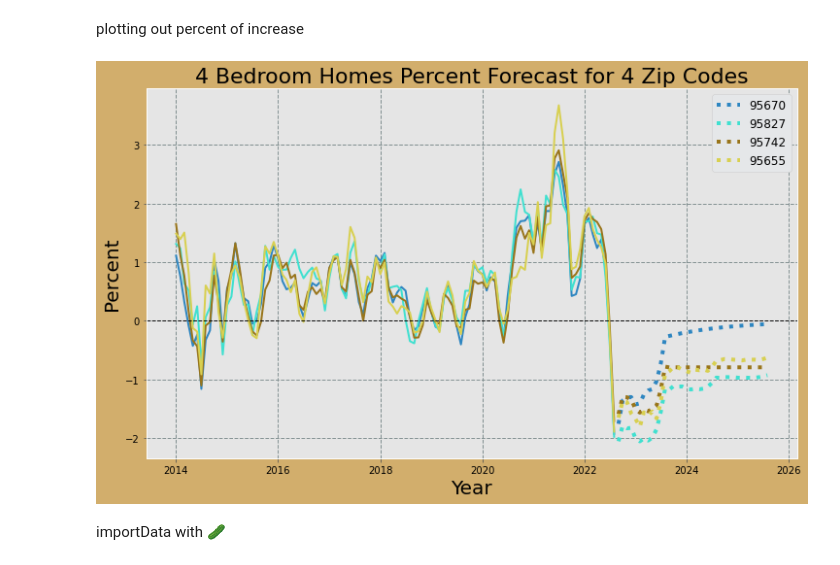
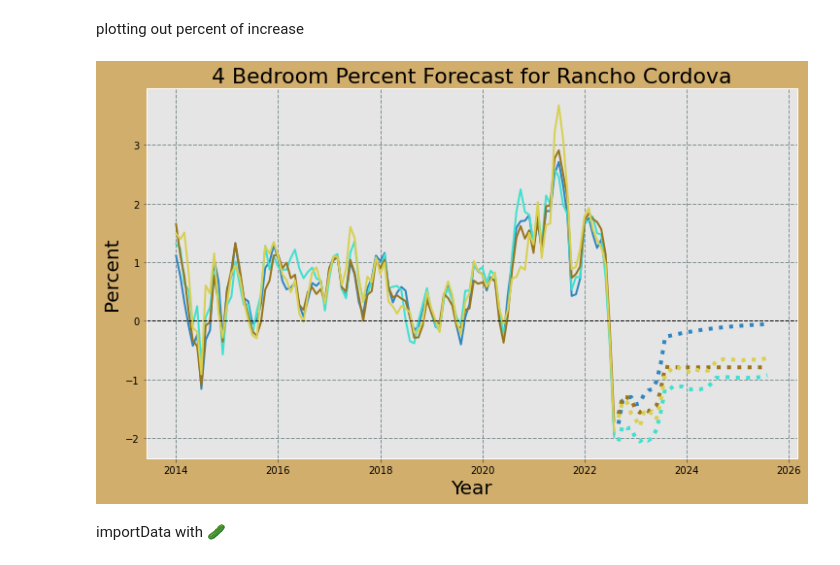
Before and after one commit to SringayKeno/forecasting-home-prices-sacramento-county, a Jupyter notebook: forecast/forecast_rancho_four_bedroom.ipynb, the cells around one changed output. Drawn from its saved outputs; the diff is of its cells as text; code cells hidden in the pictures.

```diff
--- a/forecast/forecast_rancho_four_bedroom.ipynb
+++ b/forecast/forecast_rancho_four_bedroom.ipynb
@@ -133,31 +133,31 @@ plotting out percent of increase
 # %%
 fig = plt.figure(figsize = (12, 7),facecolor='#d2ae6c')
 
 plt.plot(sel_df1.loc['2014-01-01':], lw = 2, color = '#2E86C1')
 plt.plot(sel_df2.loc['2014-01-01':], lw = 2, color = '#40E0D0')
 plt.plot(sel_df3.loc['2014-01-01':], lw = 2, color = '#99751b')
 plt.plot(sel_df4.loc['2014-01-01':], lw = 2, color = '#D8D051')
 #plt.plot(sel_df5.loc['2014-01-01':], lw = 2, color = '#A569BD')
 
 plt.plot(pred1, ls = 'dotted', lw = 4, color = '#2E86C1', label = select_zipcode[0])
 plt.plot(pred2, ls = 'dotted', lw = 4, color = '#40E0D0', label = select_zipcode[1])
 plt.plot(pred3, ls = 'dotted', lw = 4, color = '#99751b', label = select_zipcode[2])
 plt.plot(pred4, ls = 'dotted', lw = 4, color = '#D8D051', label = select_zipcode[3])
 #plt.plot(pred5, ls = 'dotted', lw = 4, color = '#A569BD', label = select_zipcode[4])
 
 plt.axhline(y=0, lw = 1, color = 'black', ls = '--')
 plt.xlabel('Year', fontsize=20, color = 'black' )
 plt.ylabel('Percent', fontsize=20, color = 'black')
-plt.title('4 Bedroom Homes Percent Forecast for 4 Zip Codes', fontsize = 22)
-plt.legend(bbox_to_anchor = (1,1), fontsize = 12,facecolor='#E5E7E9' , framealpha=1)
+plt.title('4 Bedroom Percent Forecast for Rancho Cordova', fontsize = 22)
+#plt.legend(bbox_to_anchor = (1,1), fontsize = 12,facecolor='#E5E7E9' , framealpha=1)
 #plt.xticks(rotation = 30)
 plt.xticks(color ='black')
 plt.yticks(color ='black')
 
 plt.grid(linestyle='--', linewidth = '1',color='#839192')
 plt.show()
 # %% [output]
-[figure, old version]
+[figure, new version]
 # %% [markdown]
  importData with  🥒
 # %%
```
Also changed, not shown: parts of 1 cell of this notebook.
